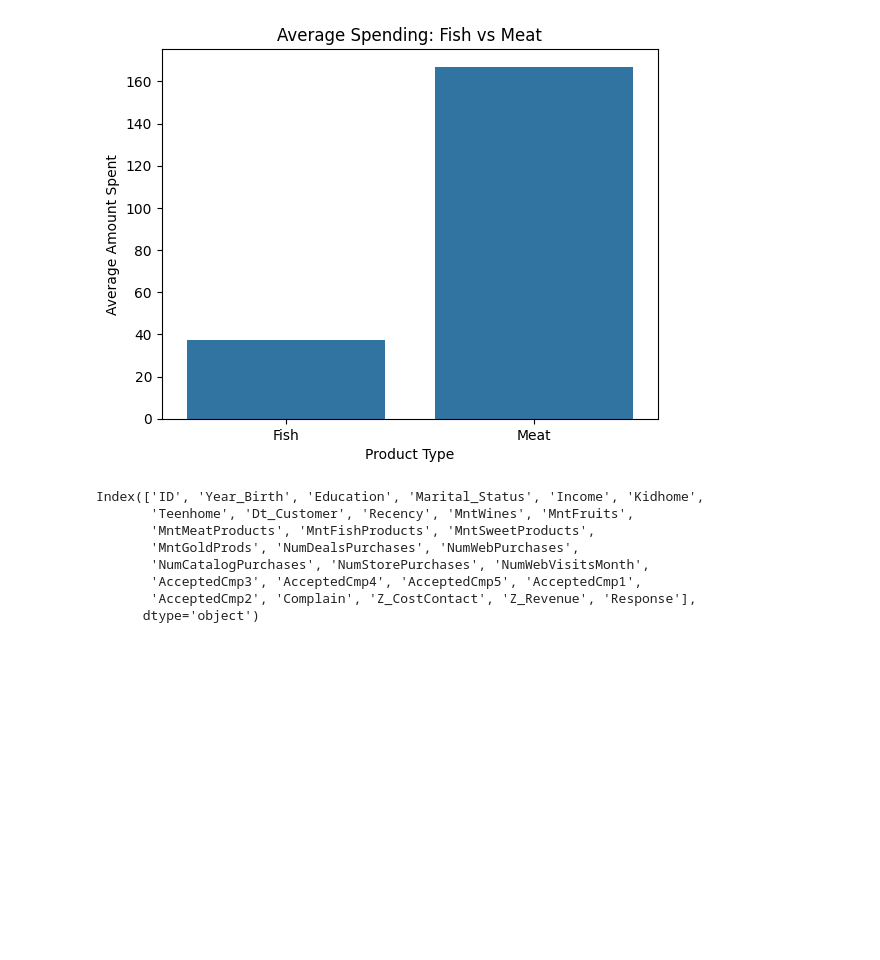
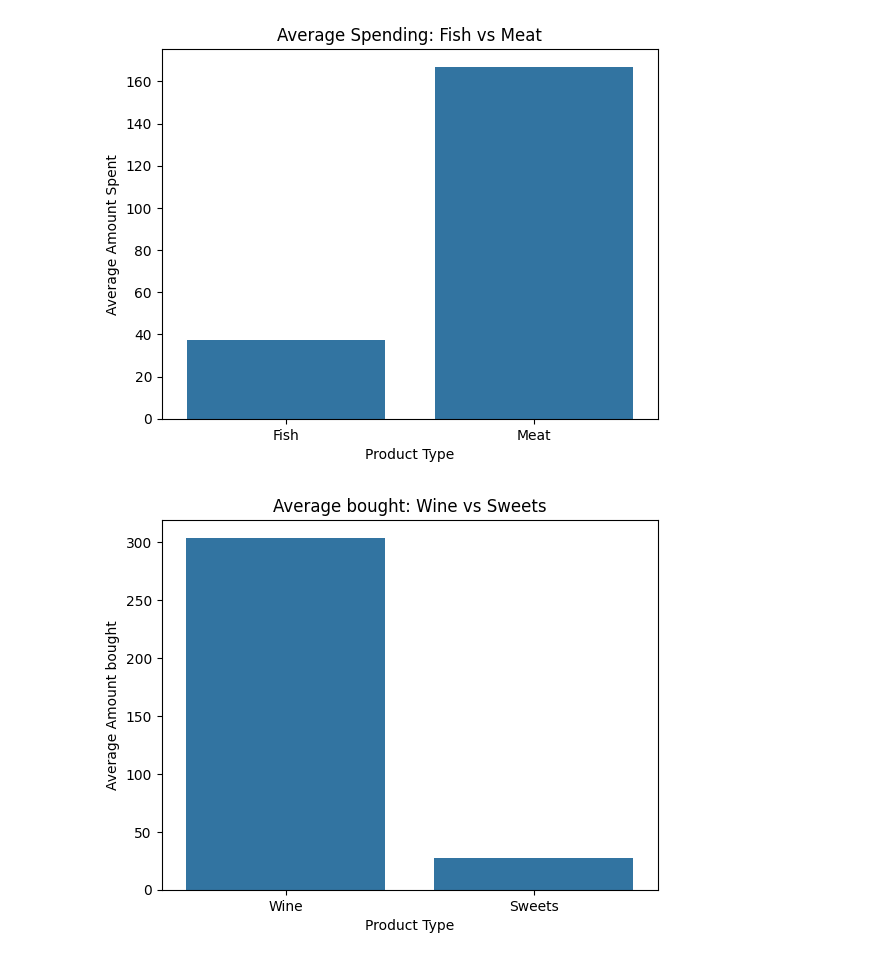
Before and after one commit to yh-2025/async-final-project-teal-Yuki, a Jupyter notebook: final_project_example.ipynb, the cells around one changed output. Saved outputs shown, nothing was run; the diff lists cells and outputs as text; code cells hidden in the pictures; blank space fills up the shorter version.

```diff
--- a/final_project_example.ipynb
+++ b/final_project_example.ipynb
@@ -227,28 +245,21 @@ plt.show()
 # %%
 #Question 10 Do consumers buy more wine on adverage compared to sweets?
 
 
-avg_wine = marketing_df["MntWineProducts"].mean()
+avg_wine = marketing_df["MntWines"].mean()
 avg_sweets = marketing_df["MntSweetProducts"].mean()
 
 
 plot_df = pd.DataFrame({
-    "Product": ["Fish", "Meat"],
-    "Average Spending": [avg_fish, avg_meat]
+    "Product": ["Wine", "Sweets"],
+    "Average bought": [avg_wine, avg_sweets]
 })
 
 #bar graph
-sns.barplot(data=plot_df, x="Product", y="Average Spending")
-plt.title("Average Spending: Fish vs Meat")
+sns.barplot(data=plot_df, x="Product", y="Average bought")
+plt.title("Average bought: Wine vs Sweets")
 plt.xlabel("Product Type")
-plt.ylabel("Average Amount Spent")
+plt.ylabel("Average Amount bought")
 plt.show()
 # %% [output]
-Index(['ID', 'Year_Birth', 'Education', 'Marital_Status', 'Income', 'Kidhome',
-       'Teenhome', 'Dt_Customer', 'Recency', 'MntWines', 'MntFruits',
-       'MntMeatProducts', 'MntFishProducts', 'MntSweetProducts',
-       'MntGoldProds', 'NumDealsPurchases', 'NumWebPurchases',
-       'NumCatalogPurchases', 'NumStorePurchases', 'NumWebVisitsMonth',
-       'AcceptedCmp3', 'AcceptedCmp4', 'AcceptedCmp5', 'AcceptedCmp1',
-       'AcceptedCmp2', 'Complain', 'Z_CostContact', 'Z_Revenue', 'Response'],
-      dtype='object')
+[figure, added]
```
Also changed, not shown: parts of 5 cells of this notebook.
